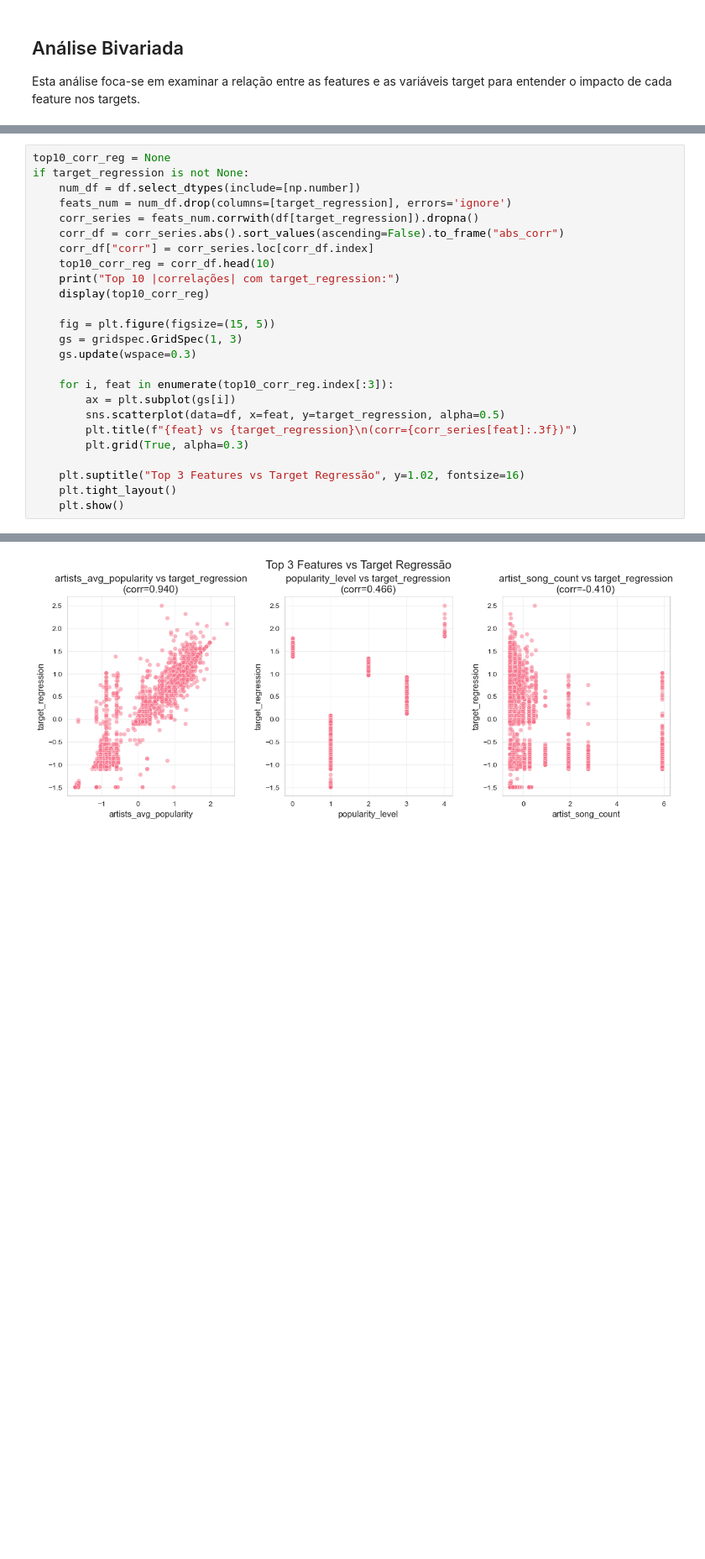
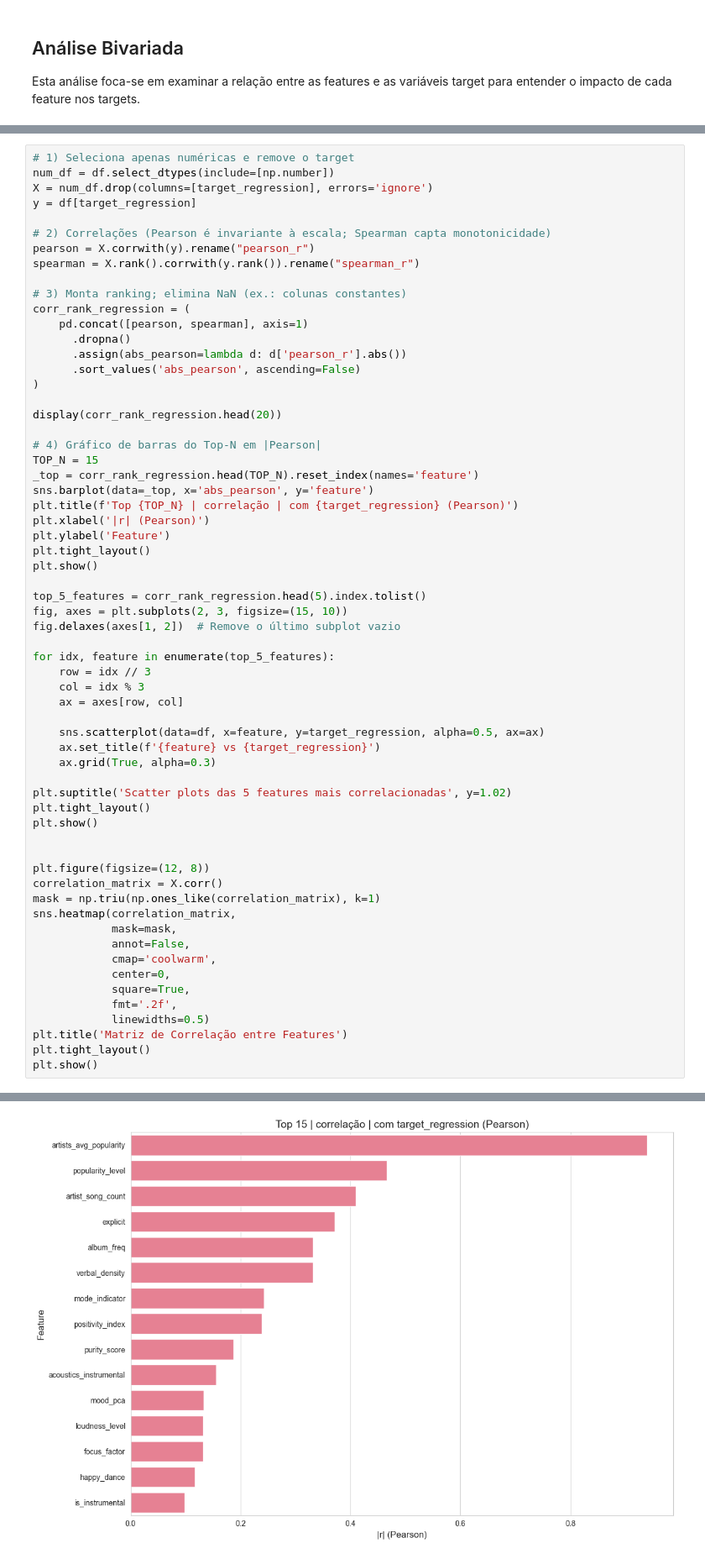
Before and after one commit to Mendoncaa/APRAU_G15, a Jupyter notebook: Projeto_1.ipynb, the cells around one changed output, grey strips where cells are left out. Shown at 84% size. Saved outputs shown, nothing was run; the diff lists cells and outputs as text; blank space fills up the shorter version.

Commit message:
Análise Bivariada com o target de regressão

```diff
--- a/Projeto_1.ipynb
+++ b/Projeto_1.ipynb
@@ -358,26 +512,63 @@ Aqui analisamos a relação entre as features e o target de regressão.
 # %%
-top10_corr_reg = None
-if target_regression is not None:
-    num_df = df.select_dtypes(include=[np.number])
-    feats_num = num_df.drop(columns=[target_regression], errors='ignore')
-    corr_series = feats_num.corrwith(df[target_regression]).dropna()
-    corr_df = corr_series.abs().sort_values(ascending=False).to_frame("abs_corr")
-    corr_df["corr"] = corr_series.loc[corr_df.index]
-    top10_corr_reg = corr_df.head(10)
-    print("Top 10 |correlações| com target_regression:")
-    display(top10_corr_reg)
+# 1) Seleciona apenas numéricas e remove o target
+num_df = df.select_dtypes(include=[np.number])
+X = num_df.drop(columns=[target_regression], errors='ignore')
+y = df[target_regression]
 
-    fig = plt.figure(figsize=(15, 5))
-    gs = gridspec.GridSpec(1, 3)
-    gs.update(wspace=0.3)
+# 2) Correlações (Pearson é invariante à escala; Spearman capta monotonicidade)
+pearson = X.corrwith(y).rename("pearson_r")
+spearman = X.rank().corrwith(y.rank()).rename("spearman_r")
 
-    for i, feat in enumerate(top10_corr_reg.index[:3]):
-        ax = plt.subplot(gs[i])
-        sns.scatterplot(data=df, x=feat, y=target_regression, alpha=0.5)
-        plt.title(f"{feat} vs {target_regression}\n(corr={corr_series[feat]:.3f})")
-        plt.grid(True, alpha=0.3)
+# 3) Monta ranking; elimina NaN (ex.: colunas constantes)
+corr_rank_regression = (
+    pd.concat([pearson, spearman], axis=1)
+      .dropna()
+      .assign(abs_pearson=lambda d: d['pearson_r'].abs())
+      .sort_values('abs_pearson', ascending=False)
+)
 
-    plt.suptitle("Top 3 Features vs Target Regressão", y=1.02, fontsize=16)
-    plt.tight_layout()
-    plt.show()
+display(corr_rank_regression.head(20))
+
+# 4) Gráfico de barras do Top-N em |Pearson|
+TOP_N = 15
+_top = corr_rank_regression.head(TOP_N).reset_index(names='feature')
+sns.barplot(data=_top, x='abs_pearson', y='feature')
+plt.title(f'Top {TOP_N} | correlação | com {target_regression} (Pearson)')
+plt.xlabel('|r| (Pearson)')
+plt.ylabel('Feature')
+plt.tight_layout()
+plt.show()
+
+top_5_features = corr_rank_regression.head(5).index.tolist()
+fig, axes = plt.subplots(2, 3, figsize=(15, 10))
+fig.delaxes(axes[1, 2])  # Remove o último subplot vazio
+
+for idx, feature in enumerate(top_5_features):
+    row = idx // 3
+    col = idx % 3
+    ax = axes[row, col]
+
+    sns.scatterplot(data=df, x=feature, y=target_regression, alpha=0.5, ax=ax)
+    ax.set_title(f'{feature} vs {target_regression}')
+    ax.grid(True, alpha=0.3)
+
+plt.suptitle('Scatter plots das 5 features mais correlacionadas', y=1.02)
+plt.tight_layout()
+plt.show()
+
+
+plt.figure(figsize=(12, 8))
+correlation_matrix = X.corr()
+mask = np.triu(np.ones_like(correlation_matrix), k=1)
+sns.heatmap(correlation_matrix,
+            mask=mask,
+            annot=False,
+            cmap='coolwarm',
+            center=0,
+            square=True,
+            fmt='.2f',
+            linewidths=0.5)
+plt.title('Matriz de Correlação entre Features')
+plt.tight_layout()
+plt.show()
 # %% [output]
@@ -396 +592 @@ Top 10 |correlações| com target_regression:
-[figure, old version]
+[figure, new version]
```
Also changed, not shown: parts of 16 cells of this notebook.
